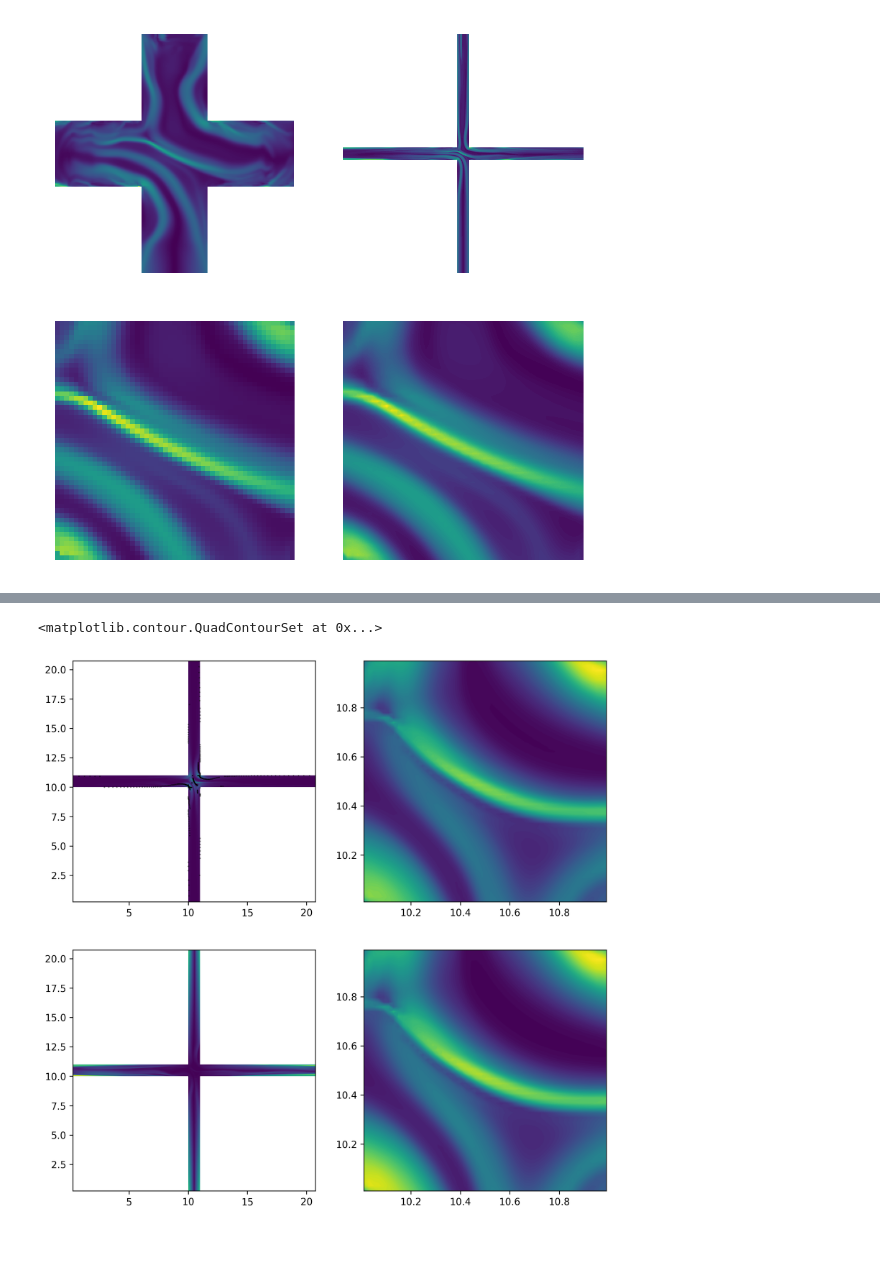
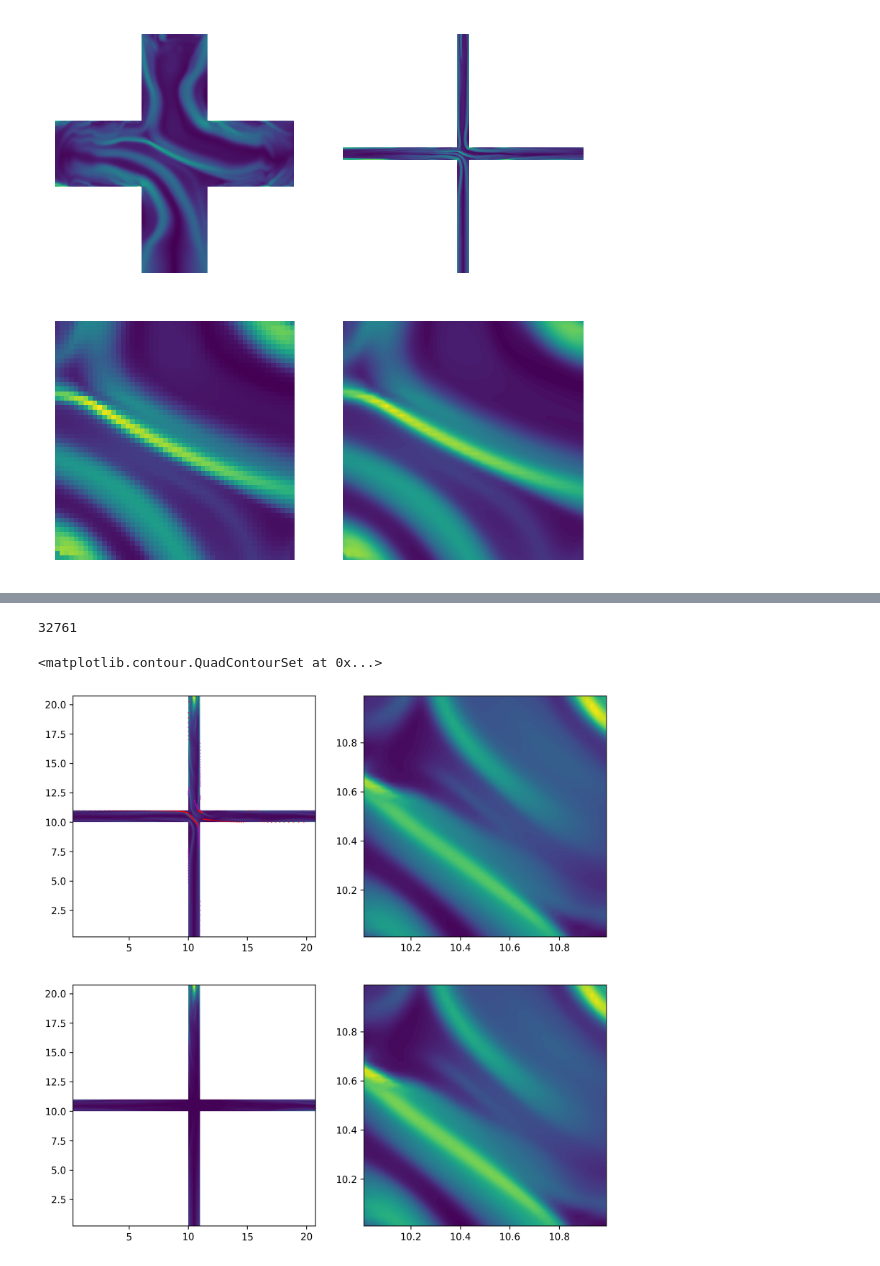
Before and after one commit to fabioamaral08/reduction-methods, a Jupyter notebook: test_single_sim.ipynb, the cells around one changed output, grey strips where cells are left out. Drawn from its saved outputs; the diff is of its cells as text; code cells hidden in the pictures.

```diff
--- a/test_single_sim.ipynb
+++ b/test_single_sim.ipynb
@@ -87,31 +80,38 @@ X[range(181),vmax].shape
+# %%
+4 * 65*51+51**2
+
+181*181
+# %% [output]
+32761
 # %%
-t = 50
+t = -1
 fig =plt.figure(figsize=(10,10),dpi=300,facecolor='w')
 
 ax1 = plt.subplot(221)
-ax = plt.contourf(X,Y,(tra[...,t]/AREA), levels = 100)
-xmax = np.nanargmax(tra[...,t]/AREA, axis = 0)
-ymax = np.nanargmax(tra[...,t]/AREA, axis = 1)
-# plt.plot(X.item(vmax), Y.item(vmax), 'r.')
-plt.plot(X[range(181),xmax], Y[range(181),xmax], 'k.', markersize = .5)
-plt.plot(X[ymax,range(181)], Y[ymax,range(181)], 'k.', markersize = .5)
+ax = plt.contourf(X,Y,(tra[...,t]), levels = 100)
+vmax = np.nanargmax(tra[...,t])
+xmax = np.nanargmax(tra[...,t], axis = 0)
+ymax = np.nanargmax(tra[...,t], axis = 1)
+plt.plot(X[range(181),xmax], Y[range(181),xmax], 'm.', markersize = .5)
+plt.plot(X[ymax,range(181)], Y[ymax,range(181)], 'r.', markersize = .5)
+plt.plot(X.item(vmax), Y.item(vmax), 'r.', markersize = .5)
 # plt.colorbar()
 # plt.colorbar()
 
 ax1 = plt.subplot(222)
 plt.contourf(X[65:-65,65:-65],Y[65:-65,65:-65],(tra[...,t]/AREA)[65:-65,65:-65], levels = 100)
 # plt.colorbar()
 
 ax1 = plt.subplot(223)
 ax = plt.contourf(X,Y,(tra[...,t]*AREA), levels = 100)
 
 
 ax1 = plt.subplot(224)
 plt.contourf(X[65:-65,65:-65],Y[65:-65,65:-65],(tra[...,t]*AREA)[65:-65,65:-65], levels = 100)
 # plt.colorbar()
 # %% [output]
 <matplotlib.contour.QuadContourSet at 0x...>
-[figure, old version]
+[figure, new version]
 # %%
 encoder  = Autoencoder.Encoder(4)
 decoder  = Autoencoder.Decoder(4)
```
Also changed, not shown: parts of 65 cells of this notebook, 1 other file.
